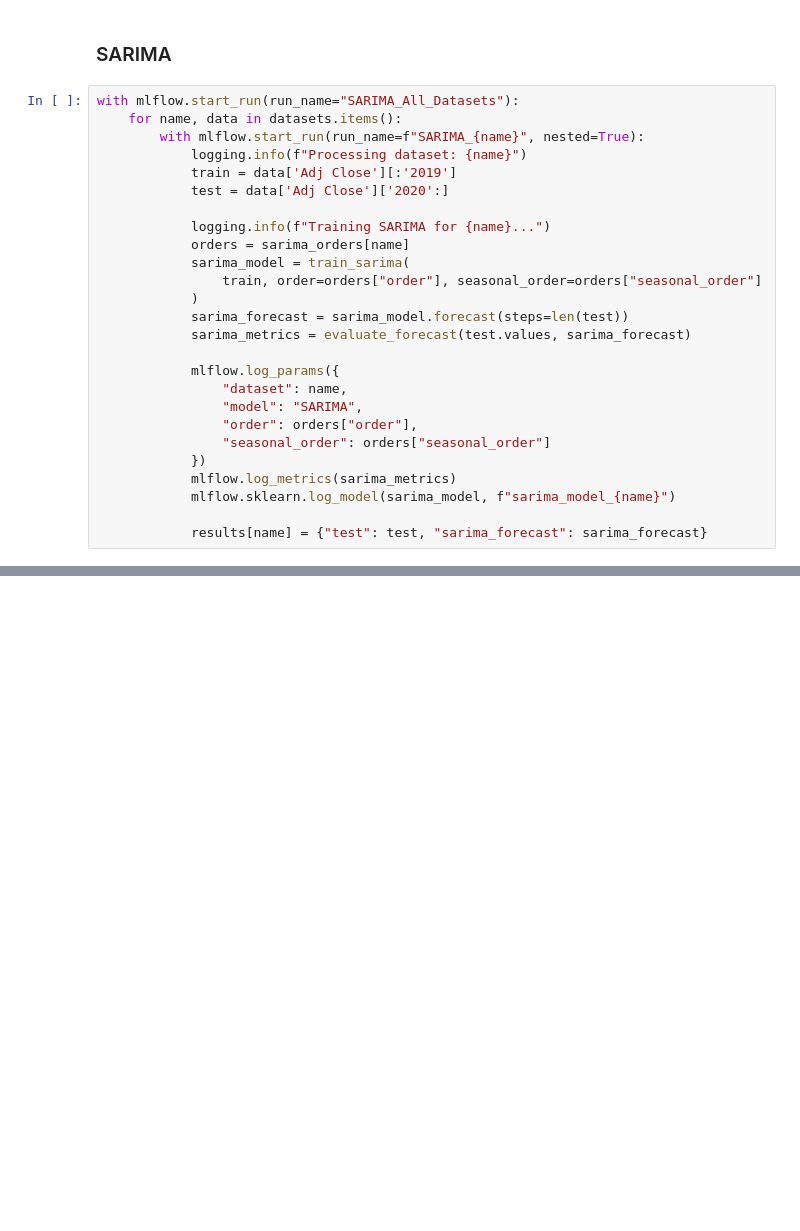
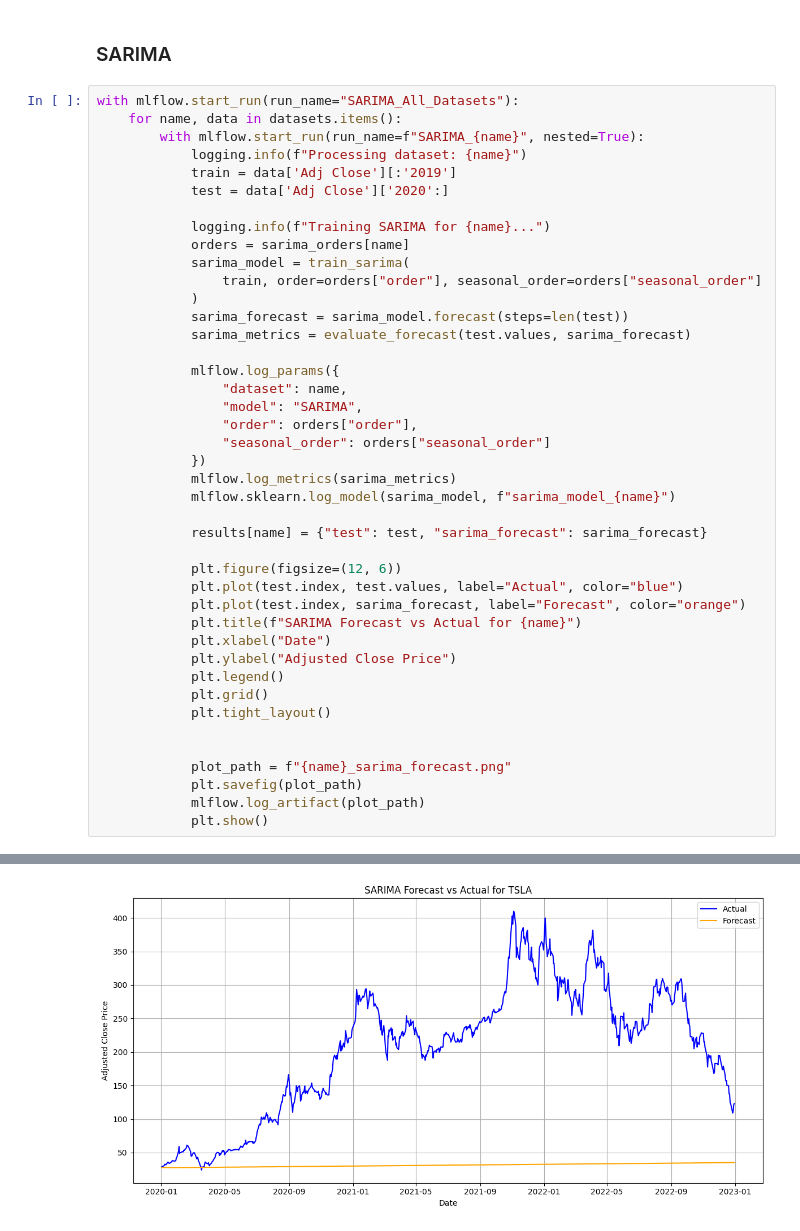
Before and after one commit to Birkity/PortfolioPredictor, a Jupyter notebook: notebooks/task2_forecasting.ipynb, the cells around one changed output, grey strips where cells are left out. Saved outputs shown, nothing was run; the diff lists cells and outputs as text; blank space fills up the shorter version.

Commit message:
Stored the images of models

```diff
--- a/notebooks/task2_forecasting.ipynb
+++ b/notebooks/task2_forecasting.ipynb
@@ -135,4 +135,20 @@ with mlflow.start_run(run_name="SARIMA_All_Datasets"):
             mlflow.sklearn.log_model(sarima_model, f"sarima_model_{name}")
 
             results[name] = {"test": test, "sarima_forecast": sarima_forecast}
+
+            plt.figure(figsize=(12, 6))
+            plt.plot(test.index, test.values, label="Actual", color="blue")
+            plt.plot(test.index, sarima_forecast, label="Forecast", color="orange")
+            plt.title(f"SARIMA Forecast vs Actual for {name}")
+            plt.xlabel("Date")
+            plt.ylabel("Adjusted Close Price")
+            plt.legend()
+            plt.grid()
+            plt.tight_layout()
+
+
+            plot_path = f"{name}_sarima_forecast.png"
+            plt.savefig(plot_path)
+            mlflow.log_artifact(plot_path)
+            plt.show()
 # %% [output]
@@ -153,0 +160 @@ with mlflow.start_run(run_name="SARIMA_All_Datasets"):
+[figure, added]
```
Also changed, not shown: parts of 1 cell of this notebook, 4 other files.
